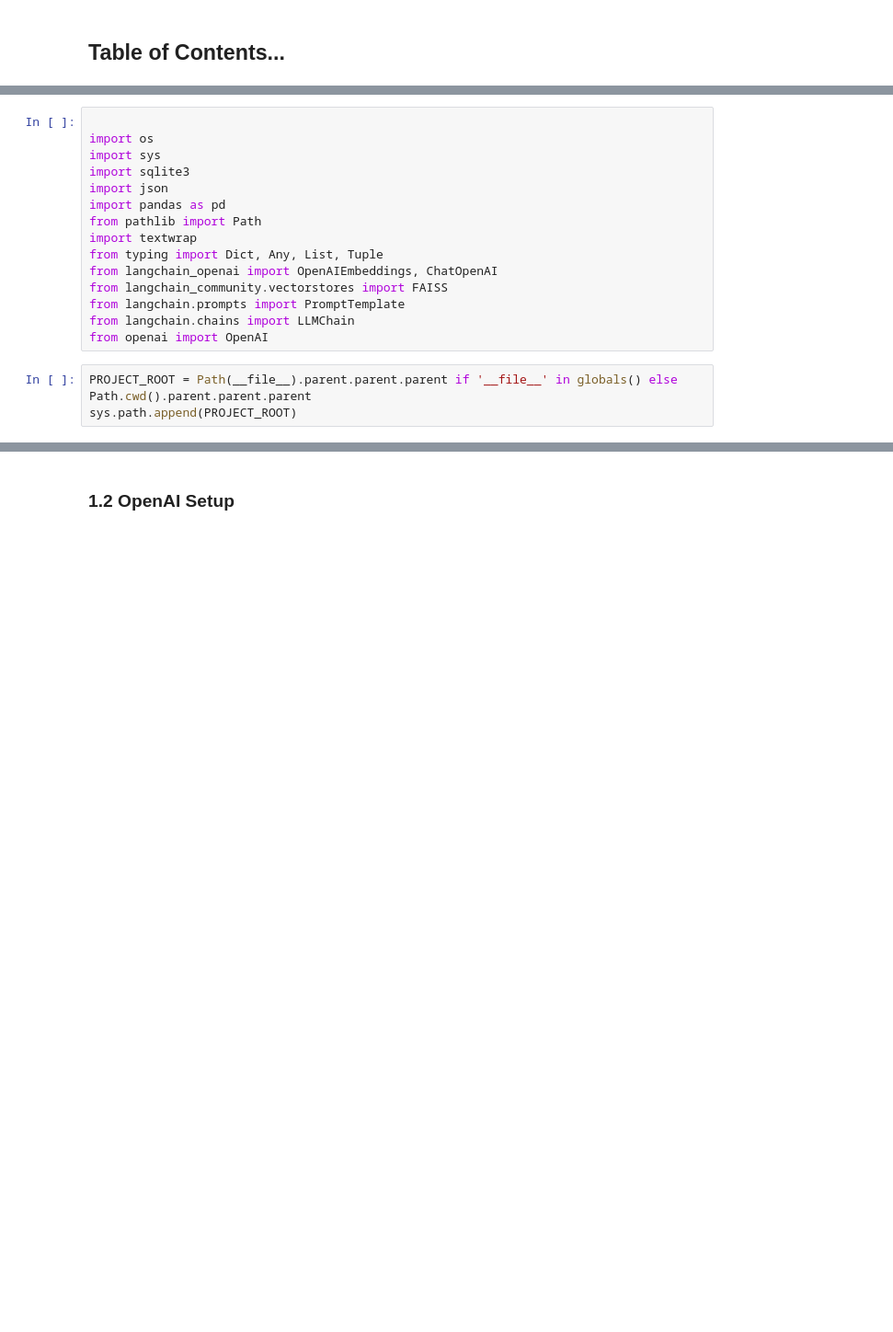
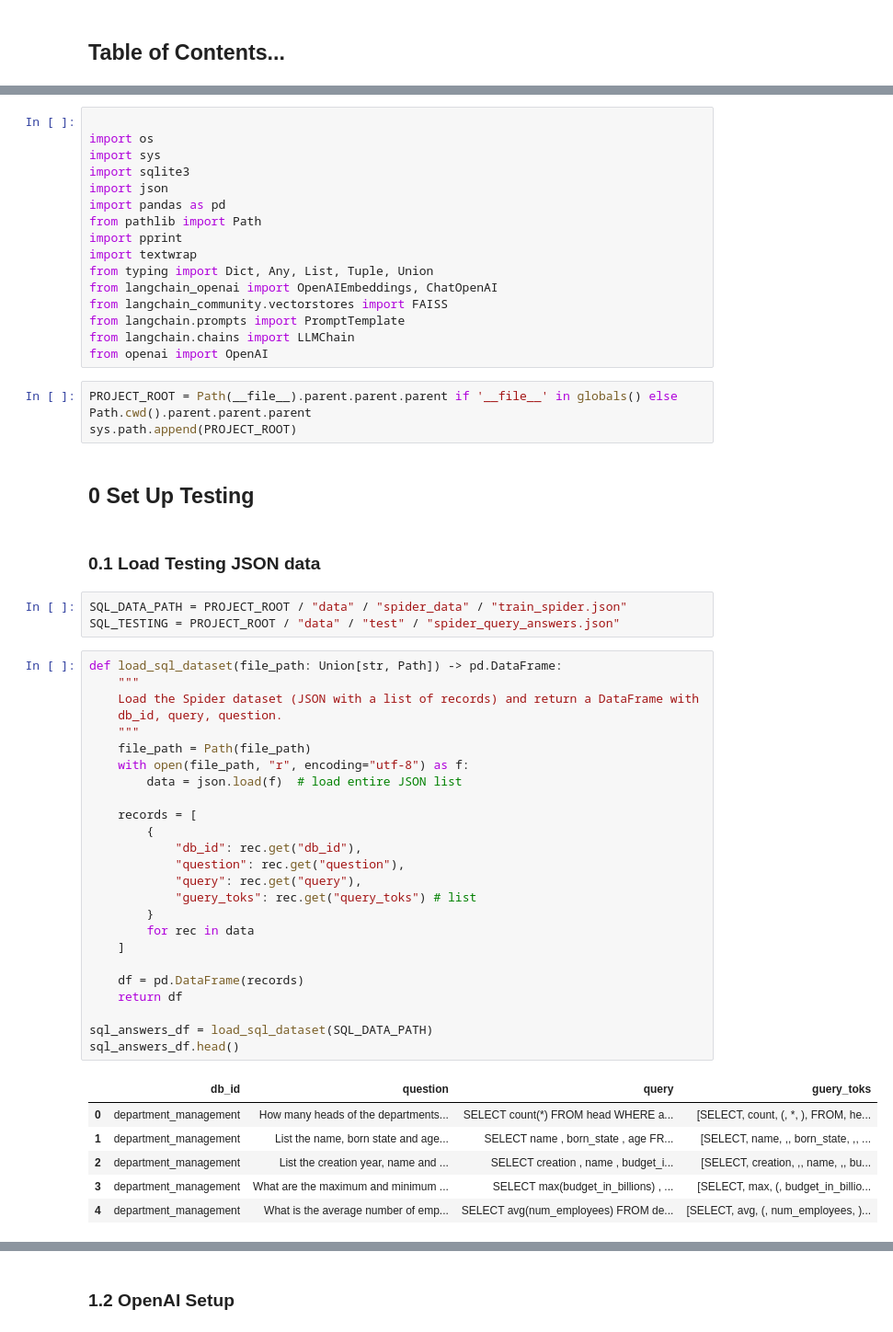
Before and after one commit to lainos123/explainable-nl-query-db-agents, a Jupyter notebook: notebooks/agent-development/Laine/agents-final.ipynb, the cells around one changed output, grey strips where cells are left out. Shown at 92% size. Cells and saved outputs as stored; diff of their text form; blank space fills up the shorter version.

```diff
--- a/notebooks/agent-development/Laine/agents-final.ipynb
+++ b/notebooks/agent-development/Laine/agents-final.ipynb
@@ -17,8 +11,9 @@ import sqlite3
 import json
 import pandas as pd
 from pathlib import Path
+import pprint
 import textwrap
-from typing import Dict, Any, List, Tuple
+from typing import Dict, Any, List, Tuple, Union
 from langchain_openai import OpenAIEmbeddings, ChatOpenAI
 from langchain_community.vectorstores import FAISS
 from langchain.prompts import PromptTemplate
@@ -27,3 +22,42 @@ from openai import OpenAI
 # %%
 PROJECT_ROOT = Path(__file__).parent.parent.parent if '__file__' in globals() else Path.cwd().parent.parent.parent
 sys.path.append(PROJECT_ROOT)
+# %% [markdown]
+## 0 Set Up Testing
+# %% [markdown]
+### 0.1 Load Testing JSON data
+# %%
+SQL_DATA_PATH = PROJECT_ROOT / "data" / "spider_data" / "train_spider.json"
+SQL_TESTING = PROJECT_ROOT / "data" / "test" / "spider_query_answers.json"
+# %%
+def load_sql_dataset(file_path: Union[str, Path]) -> pd.DataFrame:
+    """
+    Load the Spider dataset (JSON with a list of records) and return a DataFrame with
+    db_id, query, question.
+    """
+    file_path = Path(file_path)
+    with open(file_path, "r", encoding="utf-8") as f:
+        data = json.load(f)  # load entire JSON list
+
+    records = [
+        {
+            "db_id": rec.get("db_id"),
+            "question": rec.get("question"),
+            "query": rec.get("query"),
+            "guery_toks": rec.get("query_toks") # list
+        }
+        for rec in data
+    ]
+
+    df = pd.DataFrame(records)
+    return df
+
+sql_answers_df = load_sql_dataset(SQL_DATA_PATH)
+sql_answers_df.head()
+# %% [output]
+|  | db_id | question | query | guery_toks |
+| 0 | department_management | How many heads of the departments... | SELECT count(*) FROM head WHERE a... | [SELECT, count, (, *, ), FROM, he... |
+| 1 | department_management | List the name, born state and age... | SELECT name , born_state , age FR... | [SELECT, name, ,, born_state, ,, ... |
+| 2 | department_management | List the creation year, name and ... | SELECT creation , name , budget_i... | [SELECT, creation, ,, name, ,, bu... |
+| 3 | department_management | What are the maximum and minimum ... | SELECT max(budget_in_billions) , ... | [SELECT, max, (, budget_in_billio... |
+| 4 | department_management | What is the average number of emp... | SELECT avg(num_employees) FROM de... | [SELECT, avg, (, num_employees, )... |
```
Also changed, not shown: parts of 53 cells of this notebook.
